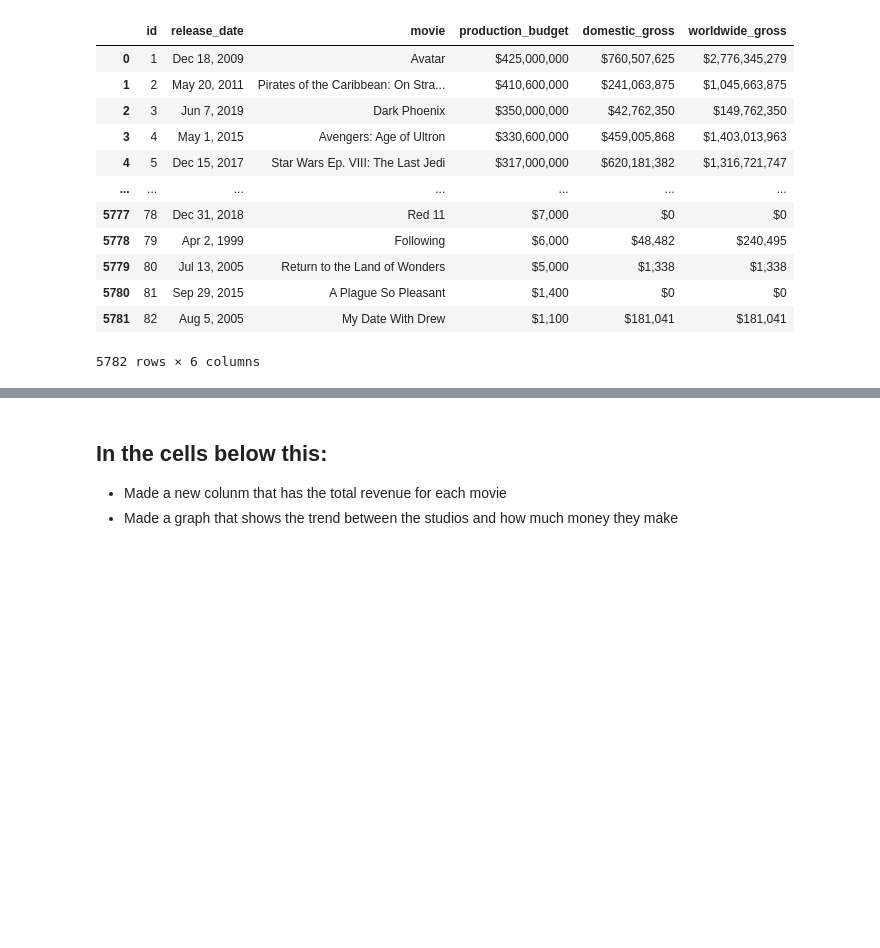
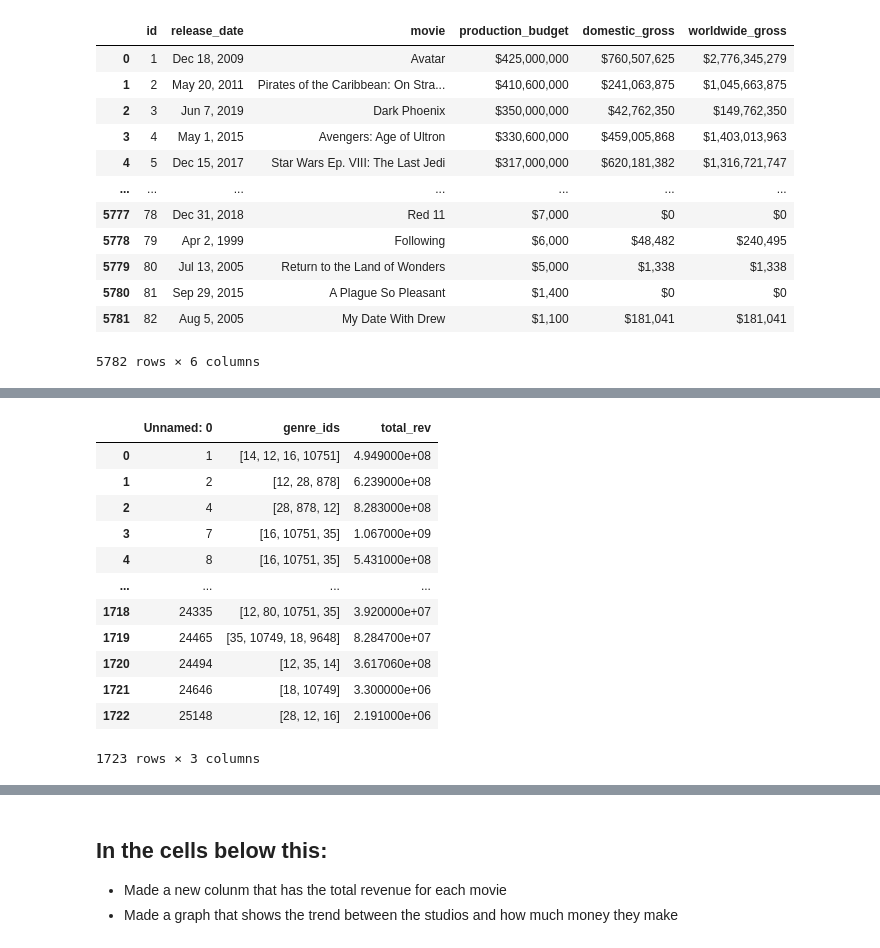
Before and after one commit to KingKoderRew/Movie-Data, a Jupyter notebook: Notebooks/Rew.ipynb, the cells around one changed output, grey strips where cells are left out. Cells and saved outputs as stored; diff of their text form; code cells hidden in the pictures; blank space fills up the shorter version.

```diff
--- a/Notebooks/Rew.ipynb
+++ b/Notebooks/Rew.ipynb
@@ -83,0 +84,20 @@ Movie_gross
+# %%
+new_table = TMDBmovies.merge(Movie_gross)
+# %%
+new_table = new_table.drop(columns=['id','original_language','original_title','popularity','release_date','title','vote_average','vote_count','studio','domestic_gross','foreign_gross','year'])
+# %%
+new_table
+# %% [output]
+|  | Unnamed: 0 | genre_ids | total_rev |
+| 0 | 1 | [14, 12, 16, 10751] | 4.949000e+08 |
+| 1 | 2 | [12, 28, 878] | 6.239000e+08 |
+| 2 | 4 | [28, 878, 12] | 8.283000e+08 |
+| 3 | 7 | [16, 10751, 35] | 1.067000e+09 |
+| 4 | 8 | [16, 10751, 35] | 5.431000e+08 |
+| ... | ... | ... | ... |
+| 1718 | 24335 | [12, 80, 10751, 35] | 3.920000e+07 |
+| 1719 | 24465 | [35, 10749, 18, 9648] | 8.284700e+07 |
+| 1720 | 24494 | [12, 35, 14] | 3.617060e+08 |
+| 1721 | 24646 | [18, 10749] | 3.300000e+06 |
+| 1722 | 25148 | [28, 12, 16] | 2.191000e+06 |
+1723 rows × 3 columns
```
Also changed, not shown: parts of 18 cells of this notebook.
